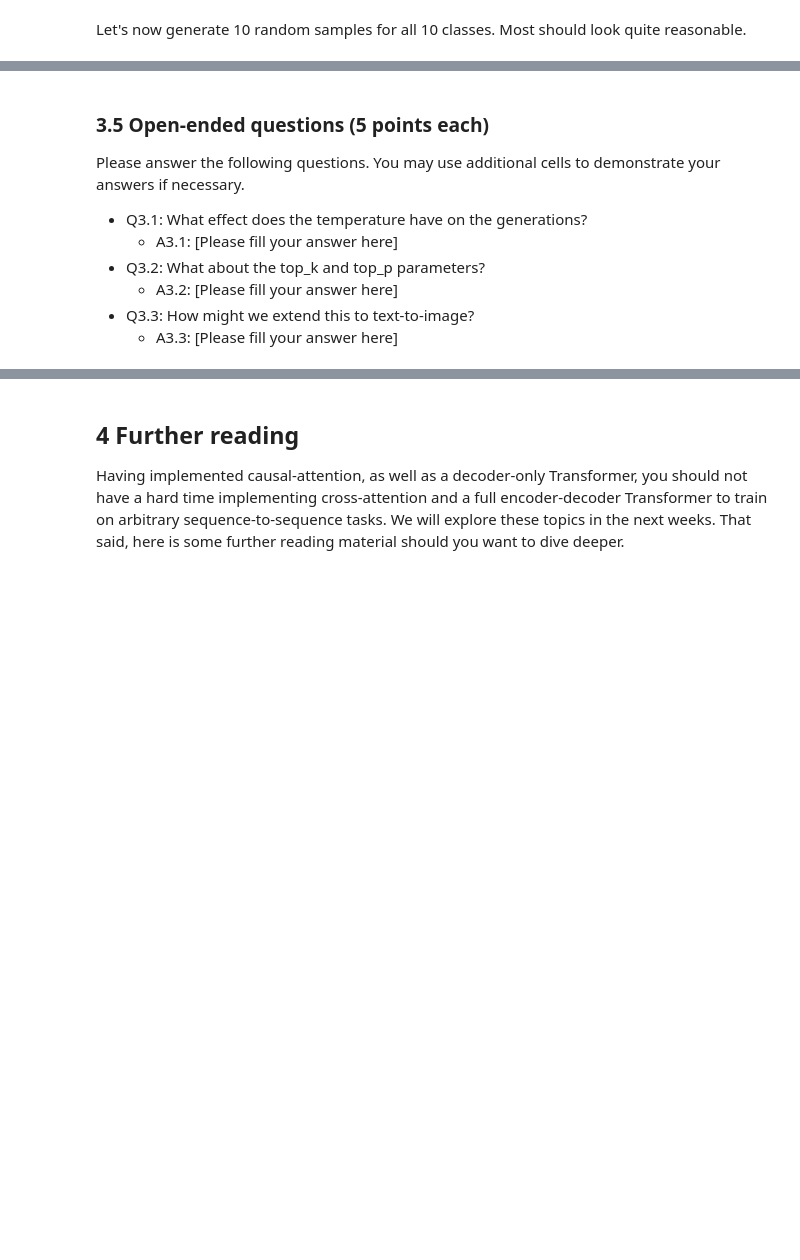
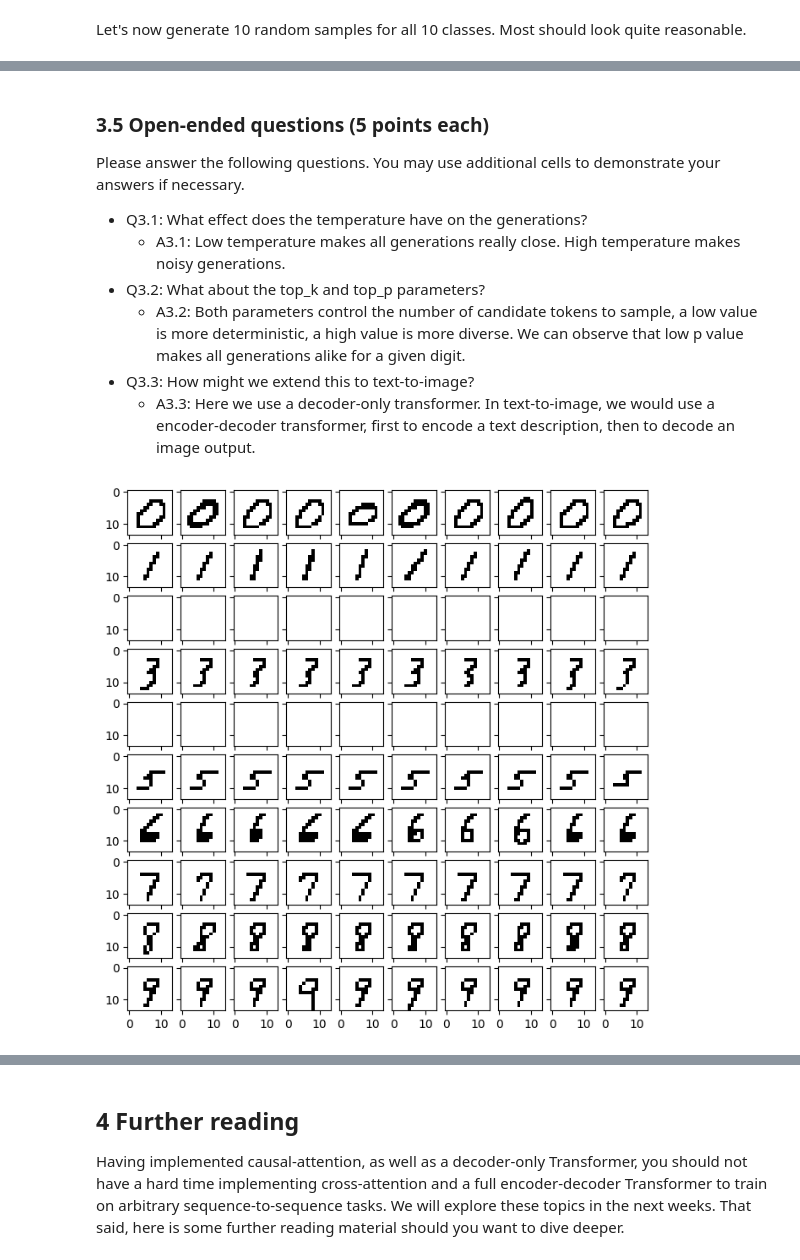
Before and after one commit to ledondodo/CS-503-FM-Homework, a Jupyter notebook: notebooks/CS503_FM_part1_nanoGPT.ipynb, the cells around one changed output, grey strips where cells are left out. Saved outputs shown, nothing was run; the diff lists cells and outputs as text; code cells hidden in the pictures; blank space fills up the shorter version.

```diff
--- a/notebooks/CS503_FM_part1_nanoGPT.ipynb
+++ b/notebooks/CS503_FM_part1_nanoGPT.ipynb
@@ -467,8 +560,13 @@ generate_samples(model, temp=0.7, top_p=0.9, top_k=0.0)
 Please answer the following questions. You may use additional cells to demonstrate your answers if necessary.
 
 - Q3.1: What effect does the temperature have on the generations?
-    - A3.1: [Please fill your answer here]
+    - A3.1: Low temperature makes all generations really close. High temperature makes noisy generations.
 - Q3.2: What about the top_k and top_p parameters?
-    - A3.2: [Please fill your answer here]
+    - A3.2: Both parameters control the number of candidate tokens to sample, a low value is more deterministic, a high value is more diverse. We can observe that low p value makes all generations alike for a given digit.
 - Q3.3: How might we extend this to text-to-image?
-    - A3.3: [Please fill your answer here]
+    - A3.3: Here we use a decoder-only transformer. In text-to-image, we would use a encoder-decoder transformer, first to encode a text description, then to decode an image output.
+# %%
+# LOW TEMP
+generate_samples(model, temp=0.1, top_p=0.0, top_k=0.0)
+# %% [output]
+[figure, added]
```
Also changed, not shown: parts of 18 cells of this notebook, 1 other file.
